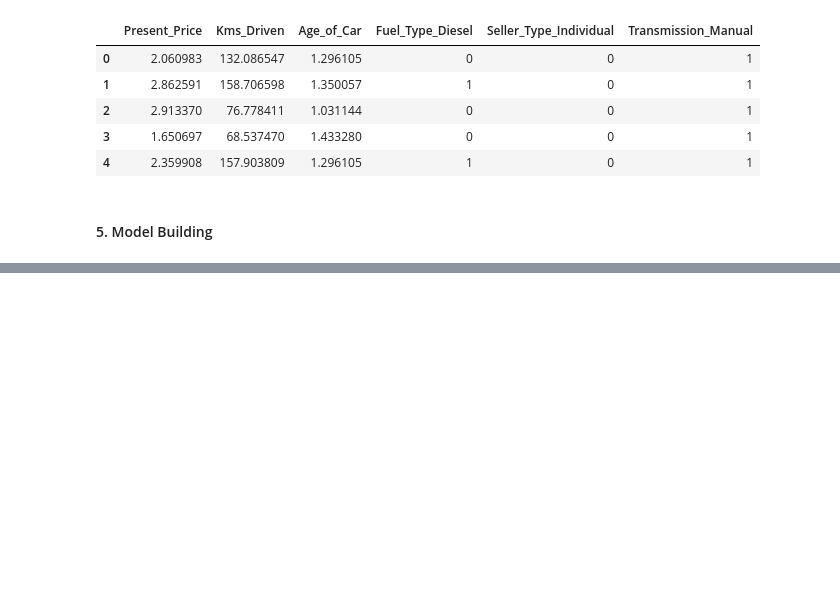
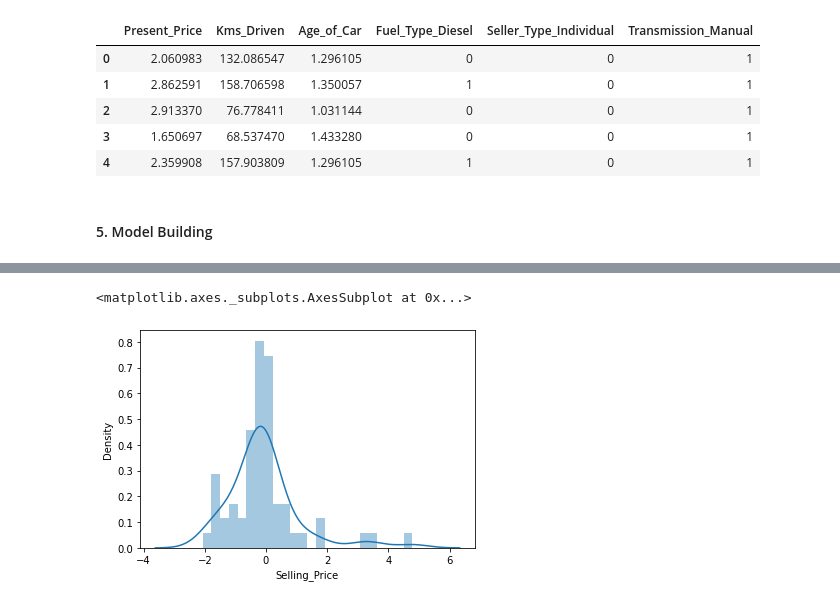
Before and after one commit to LuckyRathod/Data-Science-Projects, a Jupyter notebook: 2.Car Selling Price Prediction/car_price_prediction.ipynb, the cells around one changed output, grey strips where cells are left out. Drawn from its saved outputs; the diff is of its cells as text; code cells hidden in the pictures; blank space fills up the shorter version.

Commit message:
Car Selling Price Prediction - Model Building

```diff
--- a/2.Car Selling Price Prediction/car_price_prediction.ipynb
+++ b/2.Car Selling Price Prediction/car_price_prediction.ipynb
@@ -977,0 +1035,4 @@ display(X_norm_reg.head())
+# %%
+sc = StandardScaler()
+X_train_st_norm_reg = sc.fit_transform(X_train_norm_reg)
+X_test_st_norm_reg = sc.transform(X_test_norm_reg)
@@ -977,0 +1112,23 @@ display(X_norm_reg.head())
+# %%
+model = KNeighborsRegressor()
+
+# Select an algorithm
+algorithm = KNeighborsRegressor()
+
+# Create 3 folds. We will use 3 fold cross validation
+seed = 13
+kfold = KFold(n_splits=3, shuffle=True, random_state=seed)
+
+
+# Define our candidate hyperparameters
+hp_candidates = [{'n_neighbors': [2,3,4,5,6,7,8,9,10], 'weights': ['uniform','distance']}]
+
+
+# Search for best hyperparameters
+grid = GridSearchCV(estimator=algorithm, param_grid=hp_candidates, cv=kfold, scoring='r2')
+grid.fit(X_train_st_norm_reg, y_train_norm_reg)
+
+
+# Get the results
+print(grid.best_estimator_)
+print(grid.best_params_)
@@ -977,0 +1142,10 @@ display(X_norm_reg.head())
+# %%
+KNN = KNeighborsRegressor(n_neighbors = 7, weights = 'distance')
+KNN.fit(X_train_st_norm_reg, y_train_norm_reg)
+
+pred = KNN.predict(X_test_st_norm_reg)
+
+print('MAE:', metrics.mean_absolute_error(y_test_norm_reg, pred))
+print('MSE:', metrics.mean_squared_error(y_test_norm_reg, pred))
+print('RMSE:', np.sqrt(metrics.mean_squared_error(y_test_norm_reg, pred)))
+print("R2 score =", round(metrics.r2_score(y_test_norm_reg, pred), 2))
@@ -977,0 +1185,7 @@ display(X_norm_reg.head())
+# %%
+#lest check how the predicted values(pred) are correlated with the sample data(y_test)
+
+sns.distplot(y_test_norm_reg-pred)
+# %% [output]
+<matplotlib.axes._subplots.AxesSubplot at 0x...>
+[figure, added]
```
Also changed, not shown: parts of 80 cells of this notebook, 5 other files.
